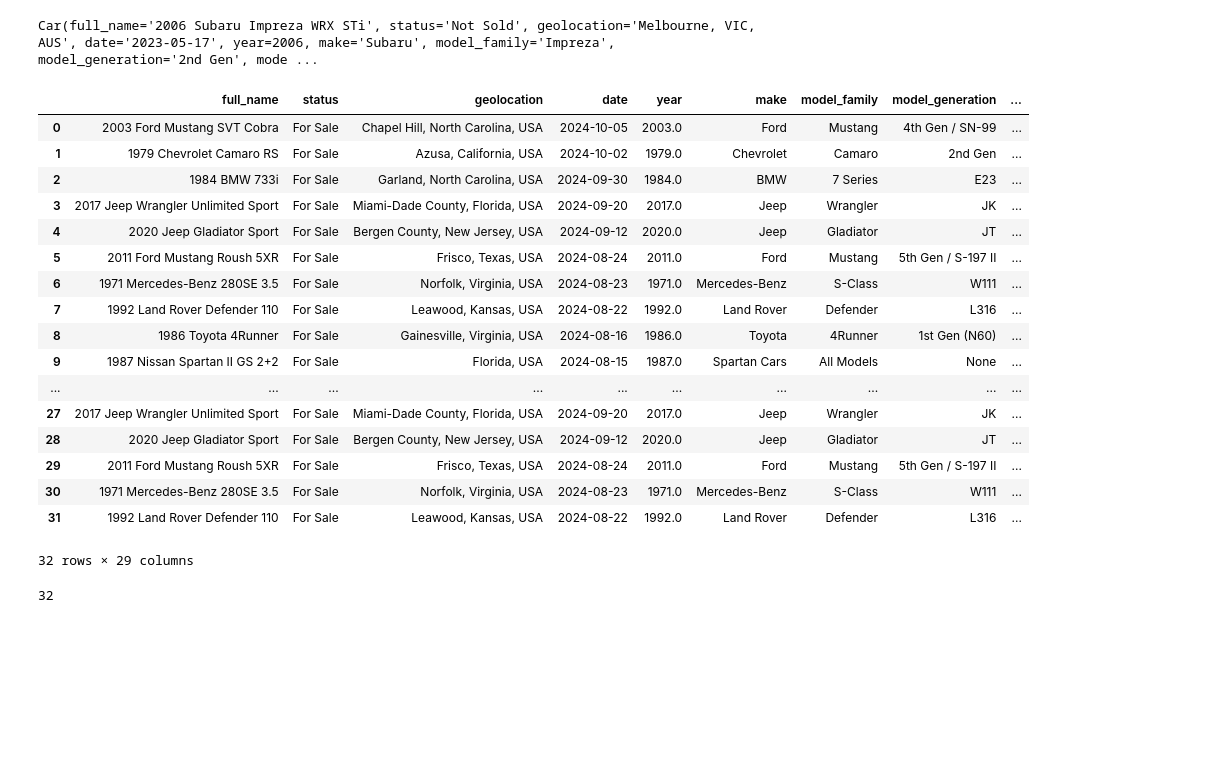
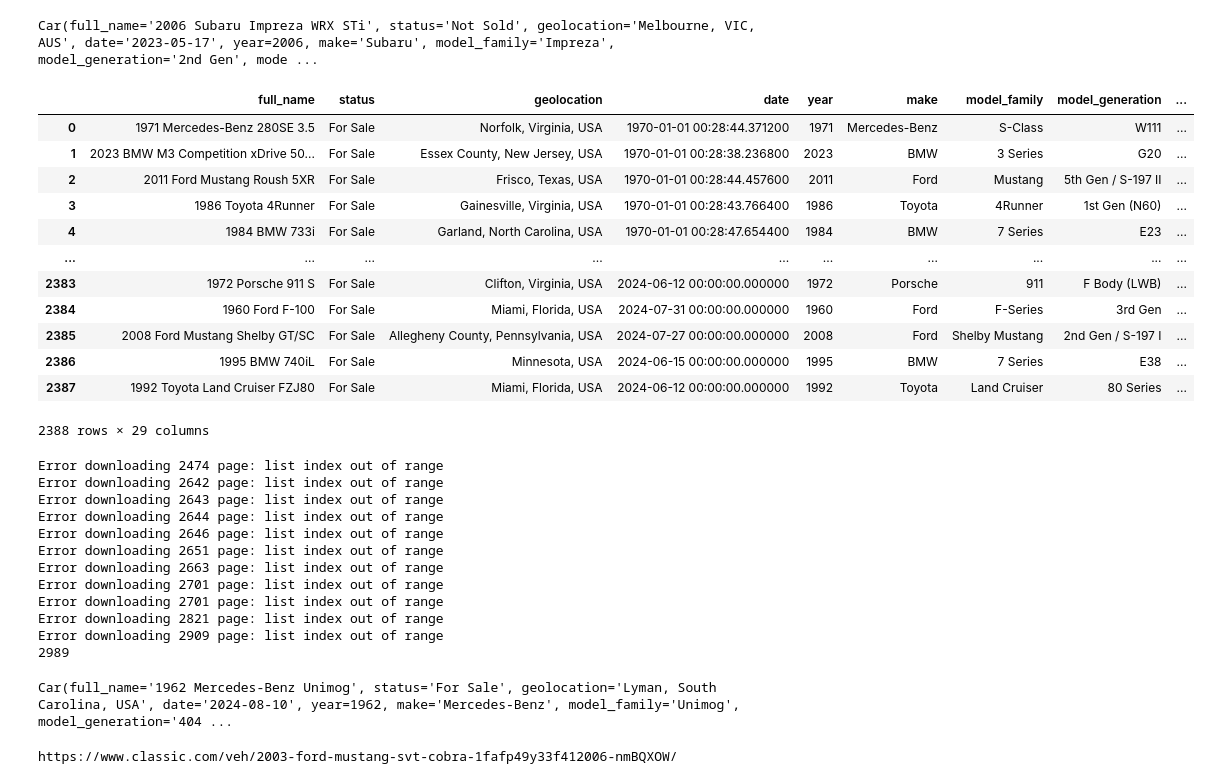
Before and after one commit to AgafonovVadim/Car-Value-Predictor, a Jupyter notebook: Untitled.ipynb, the cells around one changed output. Cells and saved outputs as stored; diff of their text form; code cells hidden in the pictures; blank space fills up the shorter version.

Commit message:
filling dataframe

```diff
--- a/Untitled.ipynb
+++ b/Untitled.ipynb
@@ -362,35 +335,28 @@ parse_car_specs(url_4)
 # %% [output]
 Car(full_name='2006 Subaru Impreza WRX STi', status='Not Sold', geolocation='Melbourne, VIC, AUS', date='2023-05-17', year=2006, make='Subaru', model_family='Impreza', model_generation='2nd Gen', mode ...
 # %%
+df = pd.read_json('./dataframe/car_dataframe.json')
 df
 # %% [output]
 |  | full_name | status | geolocation | date | year | make | model_family | model_generation | ... |
-| 0 | 2003 Ford Mustang SVT Cobra | For Sale | Chapel Hill, North Carolina, USA | 2024-10-05 | 2003.0 | Ford | Mustang | 4th Gen / SN-99 | ... |
-| 1 | 1979 Chevrolet Camaro RS | For Sale | Azusa, California, USA | 2024-10-02 | 1979.0 | Chevrolet | Camaro | 2nd Gen | ... |
-| 2 | 1984 BMW 733i | For Sale | Garland, North Carolina, USA | 2024-09-30 | 1984.0 | BMW | 7 Series | E23 | ... |
-| 3 | 2017 Jeep Wrangler Unlimited Sport | For Sale | Miami-Dade County, Florida, USA | 2024-09-20 | 2017.0 | Jeep | Wrangler | JK | ... |
-| 4 | 2020 Jeep Gladiator Sport | For Sale | Bergen County, New Jersey, USA | 2024-09-12 | 2020.0 | Jeep | Gladiator | JT | ... |
-| 5 | 2011 Ford Mustang Roush 5XR | For Sale | Frisco, Texas, USA | 2024-08-24 | 2011.0 | Ford | Mustang | 5th Gen / S-197 II | ... |
-| 6 | 1971 Mercedes-Benz 280SE 3.5 | For Sale | Norfolk, Virginia, USA | 2024-08-23 | 1971.0 | Mercedes-Benz | S-Class | W111 | ... |
-| 7 | 1992 Land Rover Defender 110 | For Sale | Leawood, Kansas, USA | 2024-08-22 | 1992.0 | Land Rover | Defender | L316 | ... |
-| 8 | 1986 Toyota 4Runner | For Sale | Gainesville, Virginia, USA | 2024-08-16 | 1986.0 | Toyota | 4Runner | 1st Gen (N60) | ... |
-| 9 | 1987 Nissan Spartan II GS 2+2 | For Sale | Florida, USA | 2024-08-15 | 1987.0 | Spartan Cars | All Models | None | ... |
+| 0 | 1971 Mercedes-Benz 280SE 3.5 | For Sale | Norfolk, Virginia, USA | 1970-01-01 00:28:44.371200 | 1971 | Mercedes-Benz | S-Class | W111 | ... |
+| 1 | 2023 BMW M3 Competition xDrive 50... | For Sale | Essex County, New Jersey, USA | 1970-01-01 00:28:38.236800 | 2023 | BMW | 3 Series | G20 | ... |
+| 2 | 2011 Ford Mustang Roush 5XR | For Sale | Frisco, Texas, USA | 1970-01-01 00:28:44.457600 | 2011 | Ford | Mustang | 5th Gen / S-197 II | ... |
+| 3 | 1986 Toyota 4Runner | For Sale | Gainesville, Virginia, USA | 1970-01-01 00:28:43.766400 | 1986 | Toyota | 4Runner | 1st Gen (N60) | ... |
+| 4 | 1984 BMW 733i | For Sale | Garland, North Carolina, USA | 1970-01-01 00:28:47.654400 | 1984 | BMW | 7 Series | E23 | ... |
 | ... | ... | ... | ... | ... | ... | ... | ... | ... | ... |
-| 27 | 2017 Jeep Wrangler Unlimited Sport | For Sale | Miami-Dade County, Florida, USA | 2024-09-20 | 2017.0 | Jeep | Wrangler | JK | ... |
-| 28 | 2020 Jeep Gladiator Sport | For Sale | Bergen County, New Jersey, USA | 2024-09-12 | 2020.0 | Jeep | Gladiator | JT | ... |
-| 29 | 2011 Ford Mustang Roush 5XR | For Sale | Frisco, Texas, USA | 2024-08-24 | 2011.0 | Ford | Mustang | 5th Gen / S-197 II | ... |
-| 30 | 1971 Mercedes-Benz 280SE 3.5 | For Sale | Norfolk, Virginia, USA | 2024-08-23 | 1971.0 | Mercedes-Benz | S-Class | W111 | ... |
-| 31 | 1992 Land Rover Defender 110 | For Sale | Leawood, Kansas, USA | 2024-08-22 | 1992.0 | Land Rover | Defender | L316 | ... |
+| 2383 | 1972 Porsche 911 S | For Sale | Clifton, Virginia, USA | 2024-06-12 00:00:00.000000 | 1972 | Porsche | 911 | F Body (LWB) | ... |
+| 2384 | 1960 Ford F-100 | For Sale | Miami, Florida, USA | 2024-07-31 00:00:00.000000 | 1960 | Ford | F-Series | 3rd Gen | ... |
+| 2385 | 2008 Ford Mustang Shelby GT/SC | For Sale | Allegheny County, Pennsylvania, USA | 2024-07-27 00:00:00.000000 | 2008 | Ford | Shelby Mustang | 2nd Gen / S-197 I | ... |
+| 2386 | 1995 BMW 740iL | For Sale | Minnesota, USA | 2024-06-15 00:00:00.000000 | 1995 | BMW | 7 Series | E38 | ... |
+| 2387 | 1992 Toyota Land Cruiser FZJ80 | For Sale | Miami, Florida, USA | 2024-06-12 00:00:00.000000 | 1992 | Toyota | Land Cruiser | 80 Series | ... |
-32 rows × 29 columns
+2388 rows × 29 columns
 # %%
-i
+i = 2388
-# %% [output]
-32
 # %%
-i = 32
 lock = lock = threading.Lock()
 with ThreadPoolExecutor(multiprocessing.cpu_count()) as executor:
-    futures = [executor.submit(parse_car_specs, all_vehs_href[j]) for j in range(i, len(all_vehs_href))]
+    futures = [executor.submit(parse_car_specs, all_vehs_href[j]) for j in range(i, 3000)]
 
     for x, future in enumerate(as_completed(futures), 1):
         try:
@@ -406,3 +372,16 @@ with ThreadPoolExecutor(multiprocessing.cpu_count()) as executor:
 
 
 print(i)
+# %% [output]
+Error downloading 2474 page: list index out of range
+Error downloading 2642 page: list index out of range
+Error downloading 2643 page: list index out of range
+Error downloading 2644 page: list index out of range
+Error downloading 2646 page: list index out of range
+Error downloading 2651 page: list index out of range
+Error downloading 2663 page: list index out of range
+Error downloading 2701 page: list index out of range
+Error downloading 2701 page: list index out of range
+Error downloading 2821 page: list index out of range
+Error downloading 2909 page: list index out of range
+2989
@@ -408,0 +392,12 @@ print(i)
+# %%
+parse_car_specs(all_vehs_href[106])
+# all_vehs_href[106]
+# %% [output]
+Car(full_name='1962 Mercedes-Benz Unimog', status='For Sale', geolocation='Lyman, South Carolina, USA', date='2024-08-10', year=1962, make='Mercedes-Benz', model_family='Unimog', model_generation='404 ...
+# %%
+with open('first_part.txt', 'r') as file:
+    all_vehs_href = file.readlines()
+    all_vehs_href = [link[:-3] for link in all_vehs_href]
+print(all_vehs_href[0])
+# %% [output]
+https://www.classic.com/veh/2003-ford-mustang-svt-cobra-1fafp49y33f412006-nmBQXOW/
```
Also changed, not shown: parts of 7 cells of this notebook, 5 other files.
